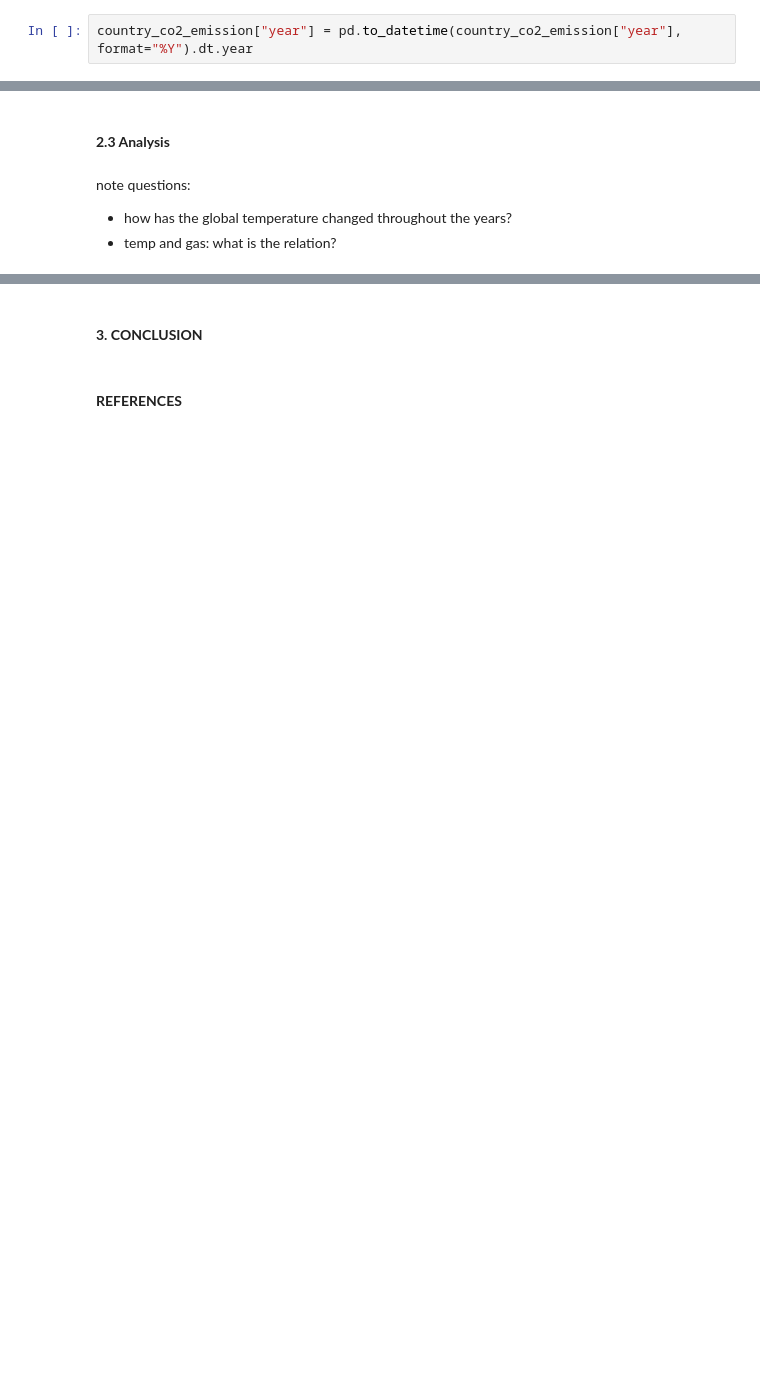
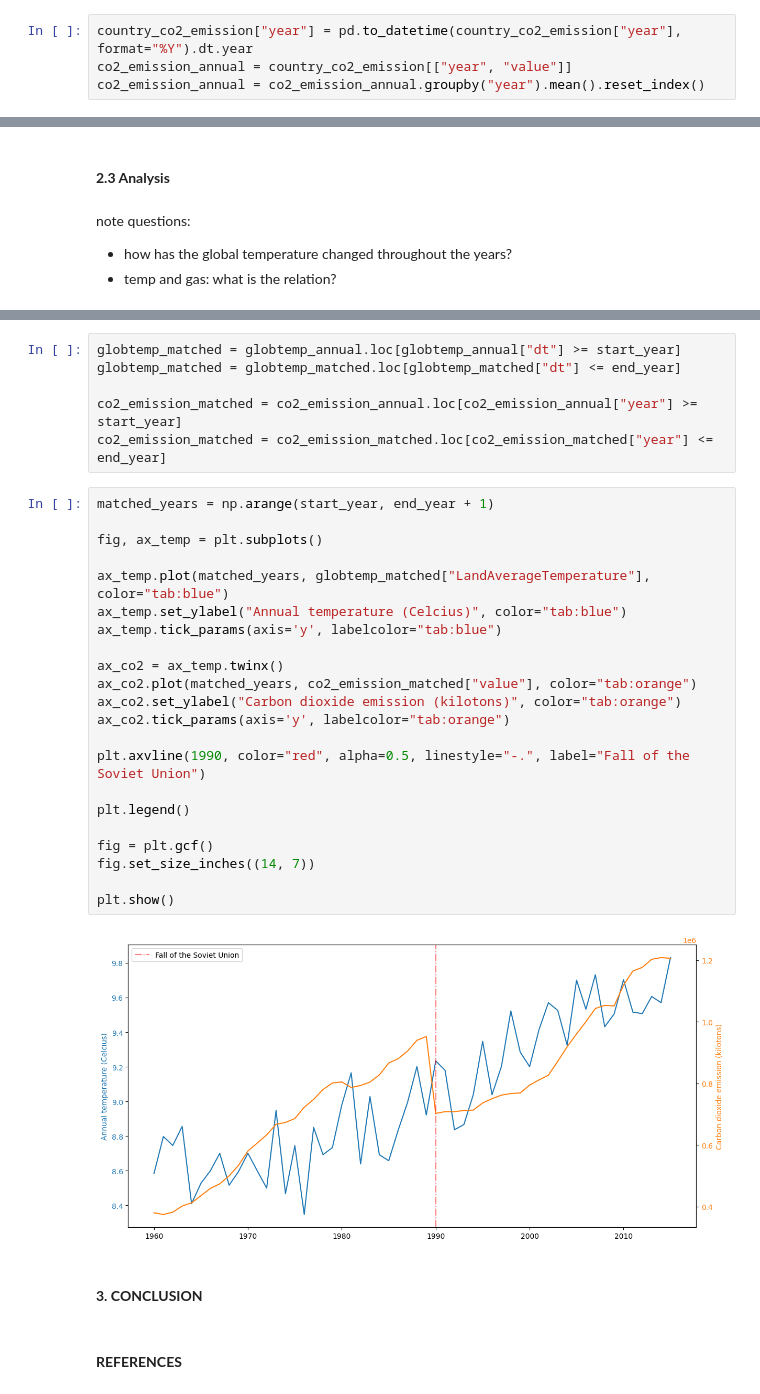
Before and after one commit to TGHuybu/AirPollutionAnalysis, a Jupyter notebook: GlobalWarmingAnalysis.ipynb, the cells around one changed output, grey strips where cells are left out. Cells and saved outputs as stored; diff of their text form; blank space fills up the shorter version.

```diff
--- a/GlobalWarmingAnalysis.ipynb
+++ b/GlobalWarmingAnalysis.ipynb
@@ -46,2 +59,4 @@ globtemp_annual_mean.head()
 # %%
 country_co2_emission["year"] = pd.to_datetime(country_co2_emission["year"], format="%Y").dt.year
+co2_emission_annual = country_co2_emission[["year", "value"]]
+co2_emission_annual = co2_emission_annual.groupby("year").mean().reset_index()
@@ -85,3 +117,33 @@ plt.scatter(x["LandAverageTemperature"], y["value"])
+# %%
+globtemp_matched = globtemp_annual.loc[globtemp_annual["dt"] >= start_year]
+globtemp_matched = globtemp_matched.loc[globtemp_matched["dt"] <= end_year]
+
+co2_emission_matched = co2_emission_annual.loc[co2_emission_annual["year"] >= start_year]
+co2_emission_matched = co2_emission_matched.loc[co2_emission_matched["year"] <= end_year]
+# %%
+matched_years = np.arange(start_year, end_year + 1)
+
+fig, ax_temp = plt.subplots()
+
+ax_temp.plot(matched_years, globtemp_matched["LandAverageTemperature"], color="tab:blue")
+ax_temp.set_ylabel("Annual temperature (Celcius)", color="tab:blue")
+ax_temp.tick_params(axis='y', labelcolor="tab:blue")
+
+ax_co2 = ax_temp.twinx()
+ax_co2.plot(matched_years, co2_emission_matched["value"], color="tab:orange")
+ax_co2.set_ylabel("Carbon dioxide emission (kilotons)", color="tab:orange")
+ax_co2.tick_params(axis='y', labelcolor="tab:orange")
+
+plt.axvline(1990, color="red", alpha=0.5, linestyle="-.", label="Fall of the Soviet Union")
+
+plt.legend()
+
+fig = plt.gcf()
+fig.set_size_inches((14, 7))
+
+plt.show()
+# %% [output]
+[figure, added]
 # %% [markdown]
 #### **3. CONCLUSION**
 # %% [markdown]
```
Also changed, not shown: parts of 12 cells of this notebook.
